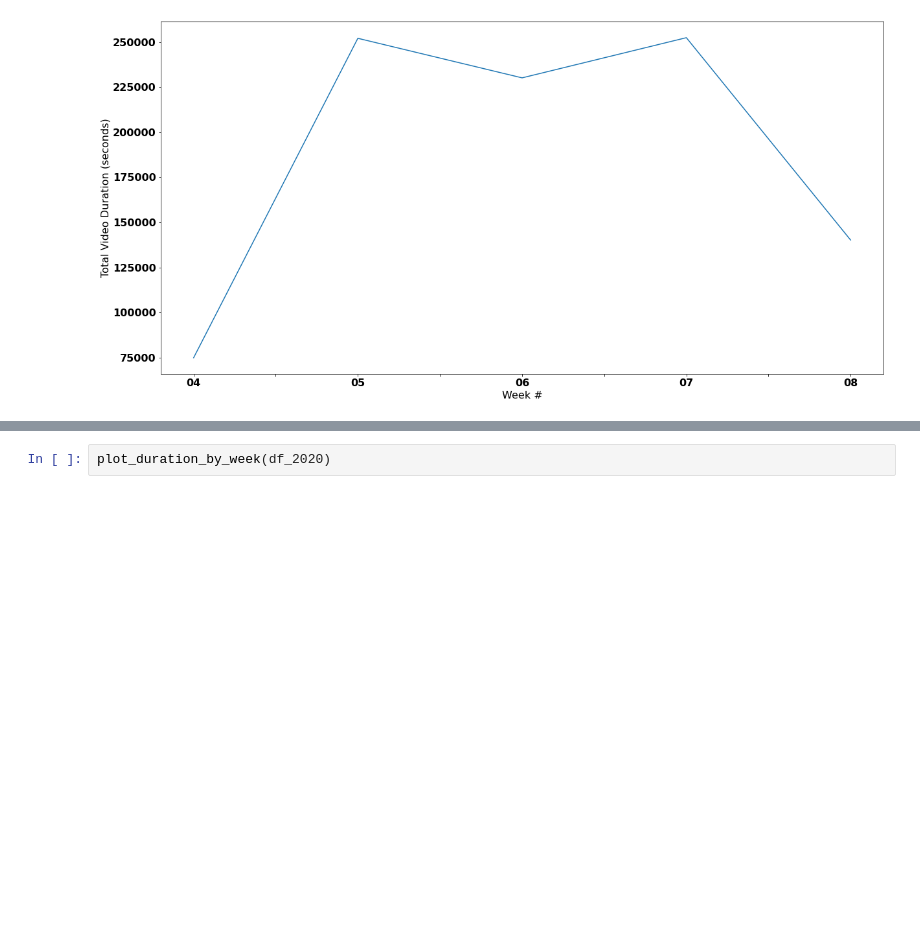
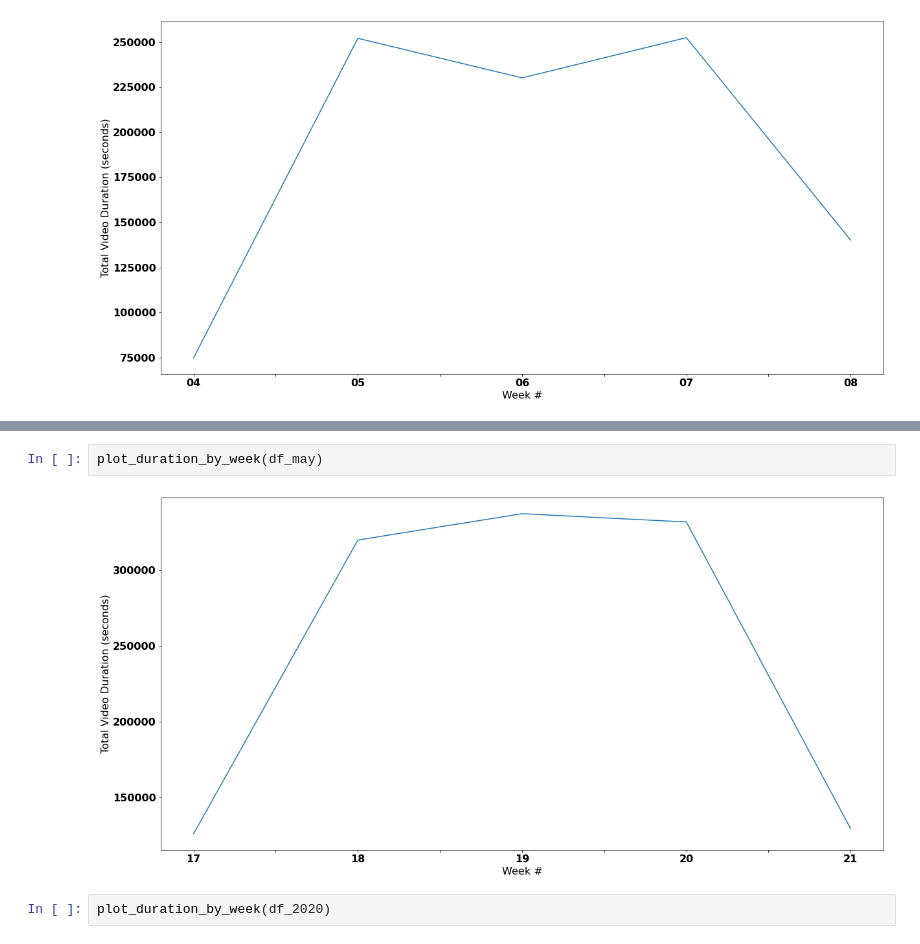
Before and after one commit to azaman13/covid19, a Jupyter notebook: mike-work-space/DurationPerWeek.ipynb, the cells around one changed output, grey strips where cells are left out. Saved outputs shown, nothing was run; the diff lists cells and outputs as text; blank space fills up the shorter version.

```diff
--- a/mike-work-space/DurationPerWeek.ipynb
+++ b/mike-work-space/DurationPerWeek.ipynb
@@ -39,3 +47,7 @@ plot_duration_by_week(df_feb)
+# %%
+plot_duration_by_week(df_may)
+# %% [output]
+[figure, added]
 # %%
 plot_duration_by_week(df_2020)
 # %% [output]
```
Also changed, not shown: parts of 2 cells of this notebook, 2 other files.
